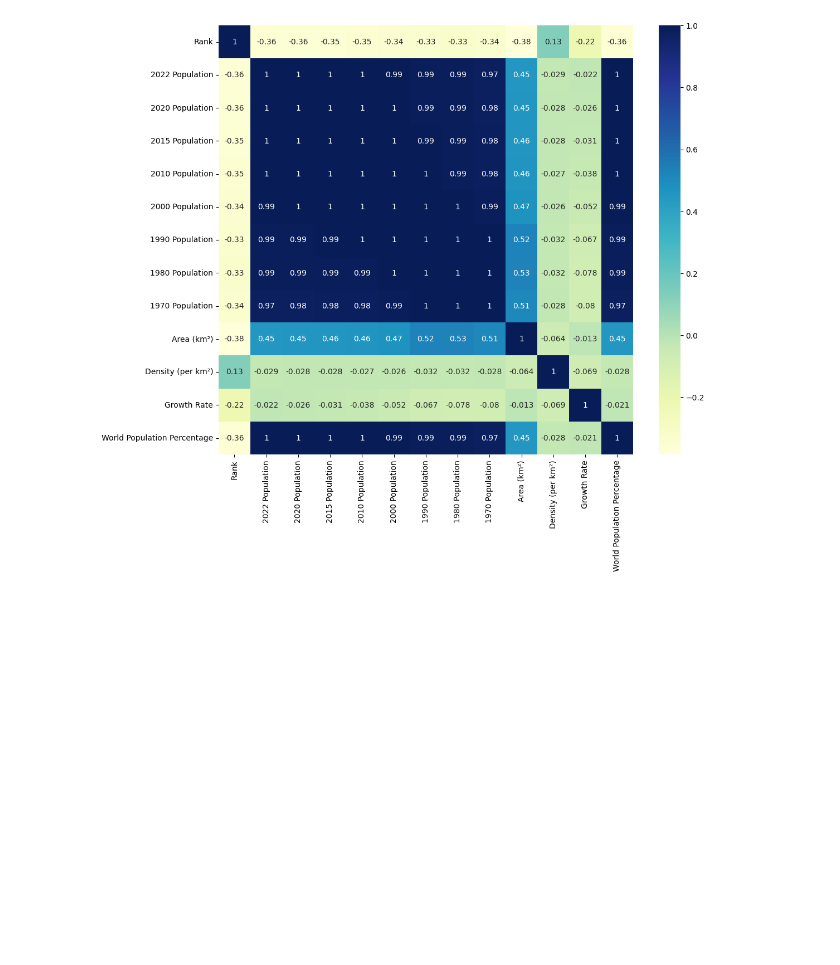
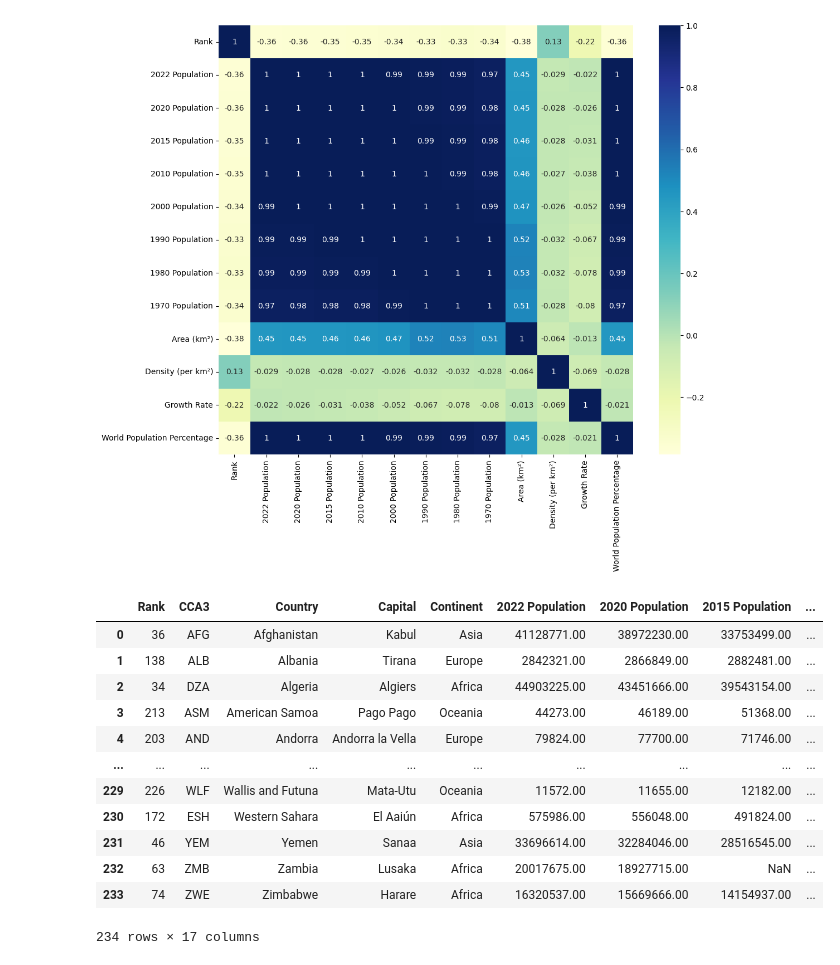
Before and after one commit to aleksmn/DataLessons, a Jupyter notebook: 08-exploratory_data_analysis.ipynb, the cells around one changed output. Drawn from its saved outputs; the diff is of its cells as text; code cells hidden in the pictures; blank space fills up the shorter version.

```diff
--- a/08-exploratory_data_analysis.ipynb
+++ b/08-exploratory_data_analysis.ipynb
@@ -175,3 +175,19 @@ plt.rcParams['figure.figsize'] = 12,10
 plt.show()
 # %% [output]
 [figure]
+# %%
+df
+# %% [output]
+|  | Rank | CCA3 | Country | Capital | Continent | 2022 Population | 2020 Population | 2015 Population | ... |
+| 0 | 36 | AFG | Afghanistan | Kabul | Asia | 41128771.00 | 38972230.00 | 33753499.00 | ... |
+| 1 | 138 | ALB | Albania | Tirana | Europe | 2842321.00 | 2866849.00 | 2882481.00 | ... |
+| 2 | 34 | DZA | Algeria | Algiers | Africa | 44903225.00 | 43451666.00 | 39543154.00 | ... |
+| 3 | 213 | ASM | American Samoa | Pago Pago | Oceania | 44273.00 | 46189.00 | 51368.00 | ... |
+| 4 | 203 | AND | Andorra | Andorra la Vella | Europe | 79824.00 | 77700.00 | 71746.00 | ... |
+| ... | ... | ... | ... | ... | ... | ... | ... | ... | ... |
+| 229 | 226 | WLF | Wallis and Futuna | Mata-Utu | Oceania | 11572.00 | 11655.00 | 12182.00 | ... |
+| 230 | 172 | ESH | Western Sahara | El Aaiún | Africa | 575986.00 | 556048.00 | 491824.00 | ... |
+| 231 | 46 | YEM | Yemen | Sanaa | Asia | 33696614.00 | 32284046.00 | 28516545.00 | ... |
+| 232 | 63 | ZMB | Zambia | Lusaka | Africa | 20017675.00 | 18927715.00 | NaN | ... |
+| 233 | 74 | ZWE | Zimbabwe | Harare | Africa | 16320537.00 | 15669666.00 | 14154937.00 | ... |
+234 rows × 17 columns
```
Also changed, not shown: parts of 15 cells of this notebook.
